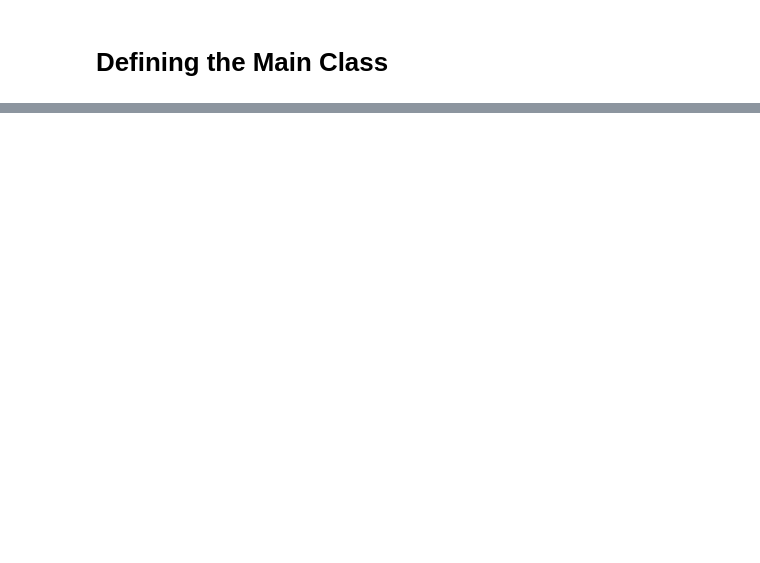
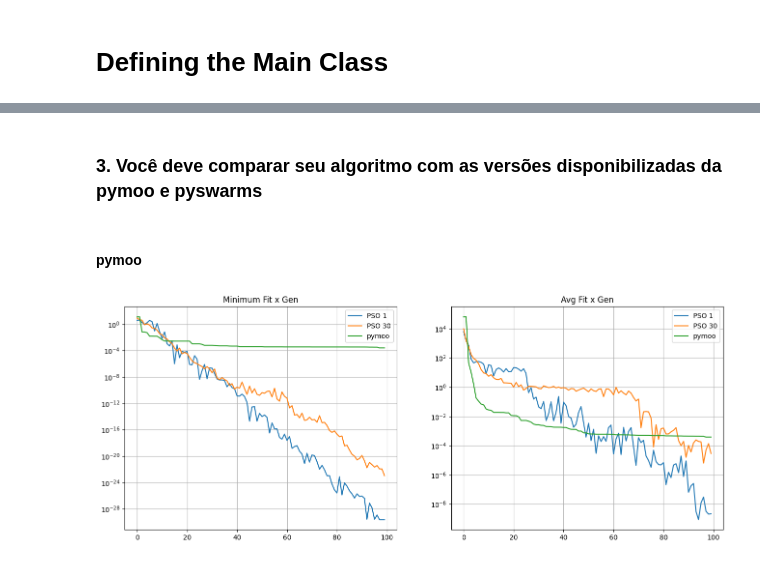
Before and after one commit to JaoSchmidt/Opt-Meta-Heuristics, a Jupyter notebook: main.ipynb, the cells around one changed output, grey strips where cells are left out. Drawn from its saved outputs; the diff is of its cells as text; code cells hidden in the pictures; blank space fills up the shorter version.

```diff
--- a/main.ipynb
+++ b/main.ipynb
@@ -153,0 +123,62 @@ G = 100
+# %% [markdown]
+### 3. Você deve comparar seu algoritmo com as versões disponibilizadas da pymoo e pyswarms
+# %% [markdown]
+#### pymoo
+# %%
+c1_variable = 1
+c2_variable = 1
+w_variable = 0.4
+bounds = [(-5,5)]
+experiment_name="pso_2_bin"
+option="pymoo"
+
+# initial and final pop stuff
+population_size = 100
+map_size = 10 # size of a square of the map
+# slighty move center to avoid getting into the minimum too quickly
+center = [0.3120312,0.2212314]
+num_tests = 30 # number of tests to make
+max_it = 100
+
+final_table[option] = []
+final_fitness_table["mini"][option] = []
+final_fitness_table["mean"][option] = []
+
+##################################################################
+from pymoo.problems import get_problem
+from pymoo.core.callback import Callback
+from pymoo.algorithms.soo.nonconvex.pso import PSO
+from pymoo.optimize import minimize
+from algorithm_loop import initial_uniform_pop
+from graphical_visualization import store_fitness_pymoo
+import numpy as np
+
+class MyCallback(Callback):
+    def __init__(self) -> None:
+        super().__init__()
+        self.data["min"] = []
+        self.data["avg"] = []
+    def notify(self, algorithm):
+        self.data["min"].append(algorithm.pop.get("F").min())
+        self.data["avg"].append(algorithm.pop.get("F").mean())
+
+problem = get_problem("rosenbrock", n_var=2)
+algorithm = PSO(
+    pop_size=population_size,
+    callback=MyCallback(),
+    sampling=np.array(initial_uniform_pop(population_size,map_size,center,numpy_array=False))
+)
+
+res = minimize(problem,
+               algorithm,
+               seed=1,
+               verbose=False)
+
+# Run the optimization
+for i in range(0,num_tests):
+  res = minimize(problem,algorithm,seed=i,termination=('n_gen',max_it),verbose=False)
+  store_fitness_pymoo(res.algorithm.callback.data,final_fitness_table,option,num_tests)
+
+plot_fitness_over_generation(final_fitness_table)
+# %% [output]
+[figure, added]
```
Also changed, not shown: parts of 12 cells of this notebook, 5 other files.
